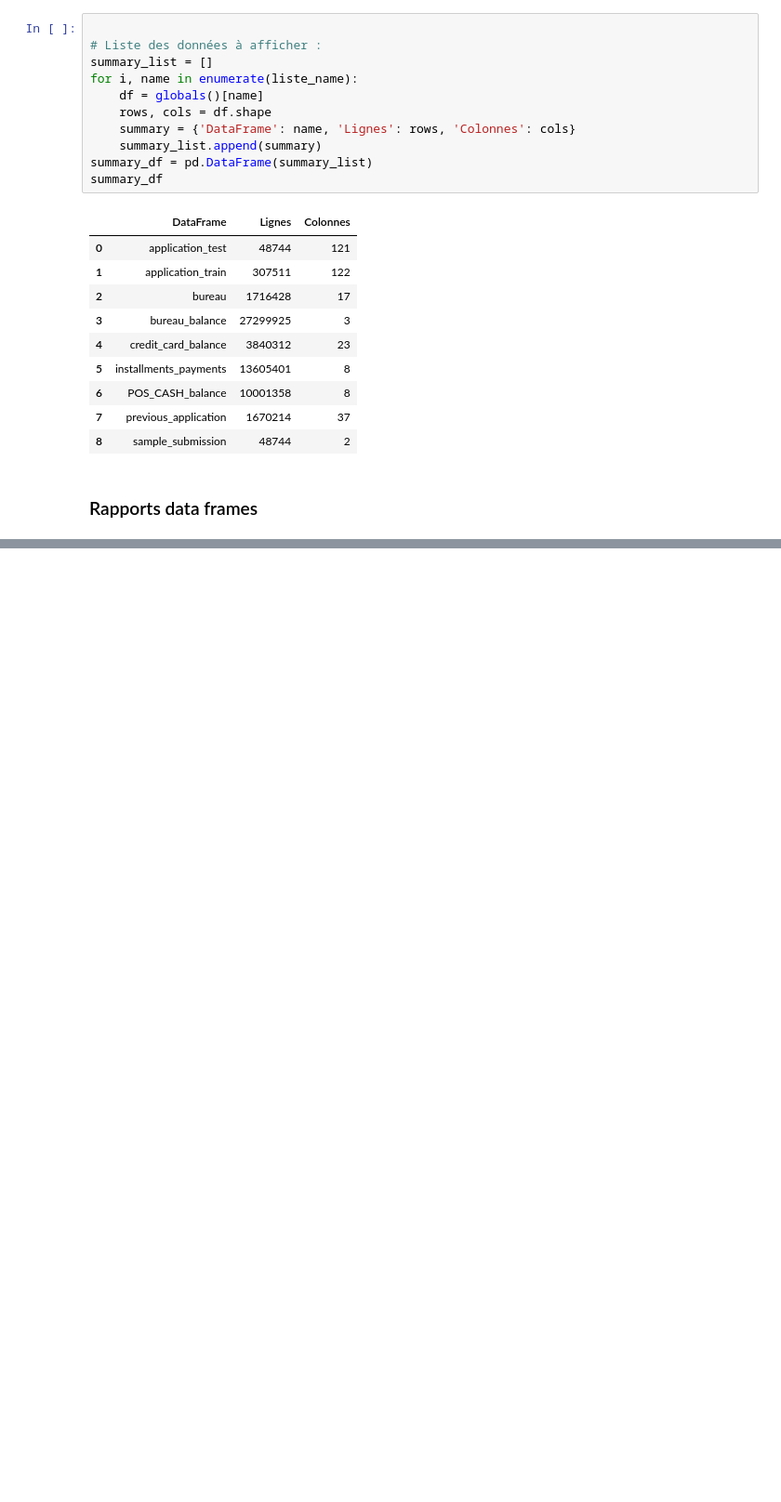
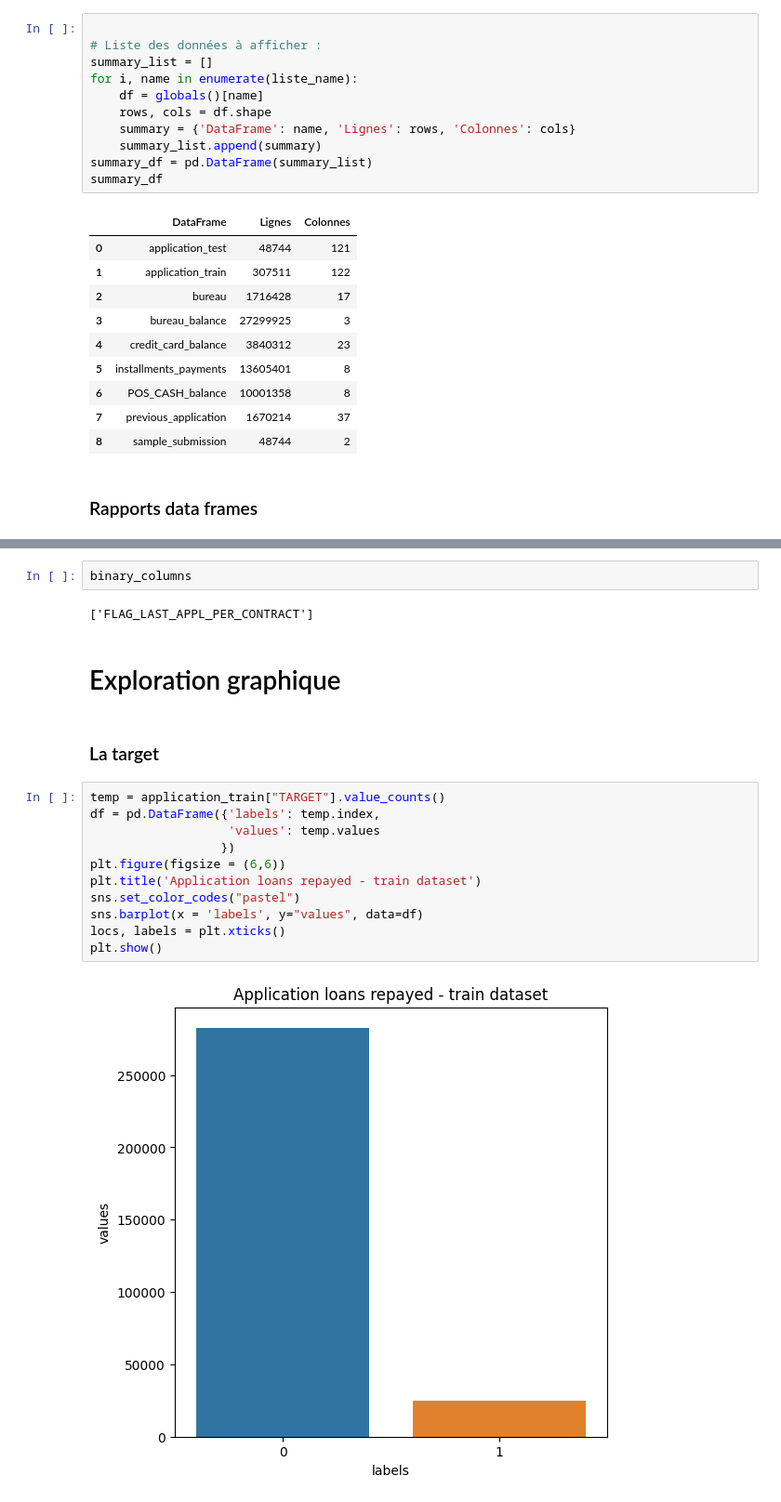
Before and after one commit to DaiTensa/projetscoring, a Jupyter notebook: notebook/01_EDA.ipynb, the cells around one changed output, grey strips where cells are left out. Shown: that part at 93% size. Cells and saved outputs as stored; diff of their text form; blank space fills up the shorter version.

```diff
--- a/notebook/01_EDA.ipynb
+++ b/notebook/01_EDA.ipynb
@@ -293,0 +527,21 @@ numerical_columns
+# %%
+binary_columns
+# %% [output]
+['FLAG_LAST_APPL_PER_CONTRACT']
+# %% [markdown]
+# Exploration graphique
+# %% [markdown]
+### La target
+# %%
+temp = application_train["TARGET"].value_counts()
+df = pd.DataFrame({'labels': temp.index,
+                   'values': temp.values
+                  })
+plt.figure(figsize = (6,6))
+plt.title('Application loans repayed - train dataset')
+sns.set_color_codes("pastel")
+sns.barplot(x = 'labels', y="values", data=df)
+locs, labels = plt.xticks()
+plt.show()
+# %% [output]
+[figure, added]
```
Also changed, not shown: parts of 38 cells of this notebook, 2 other files.
